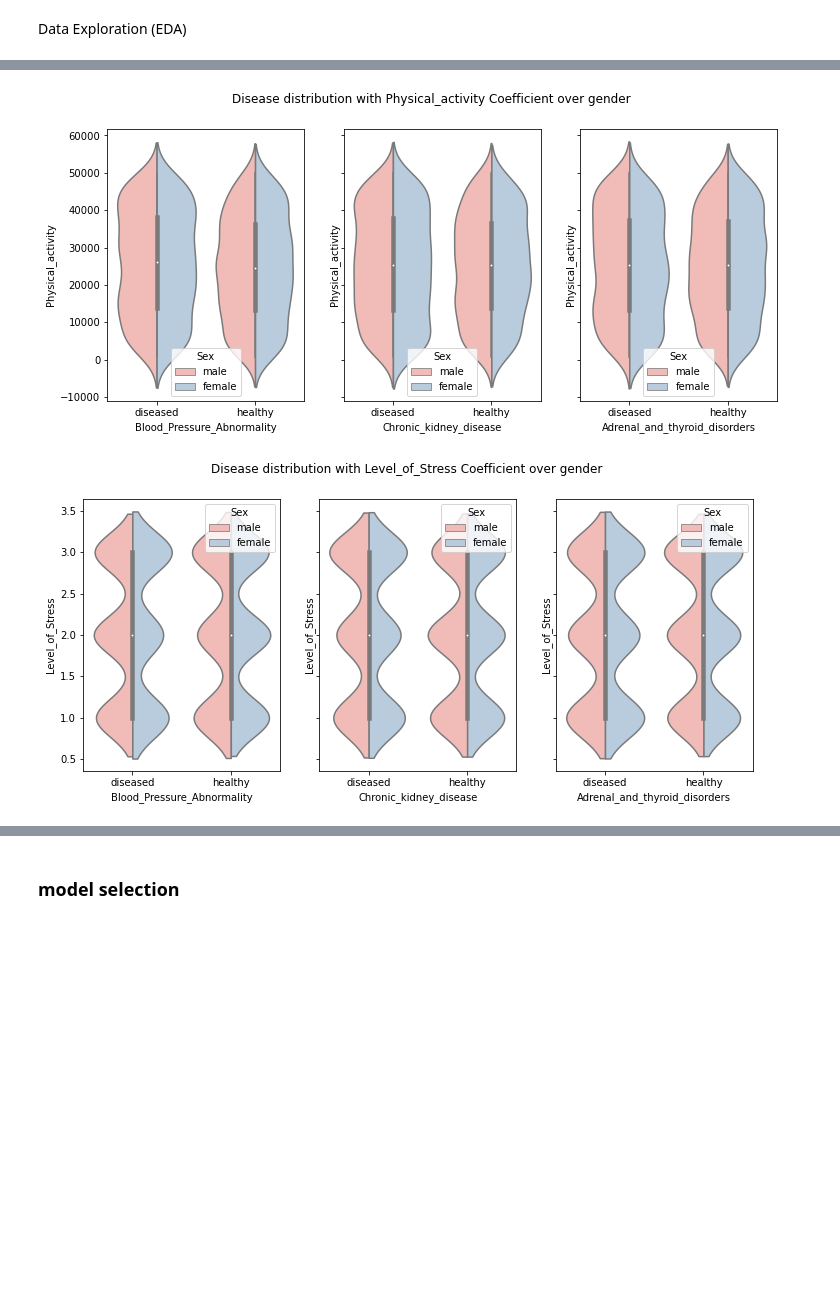
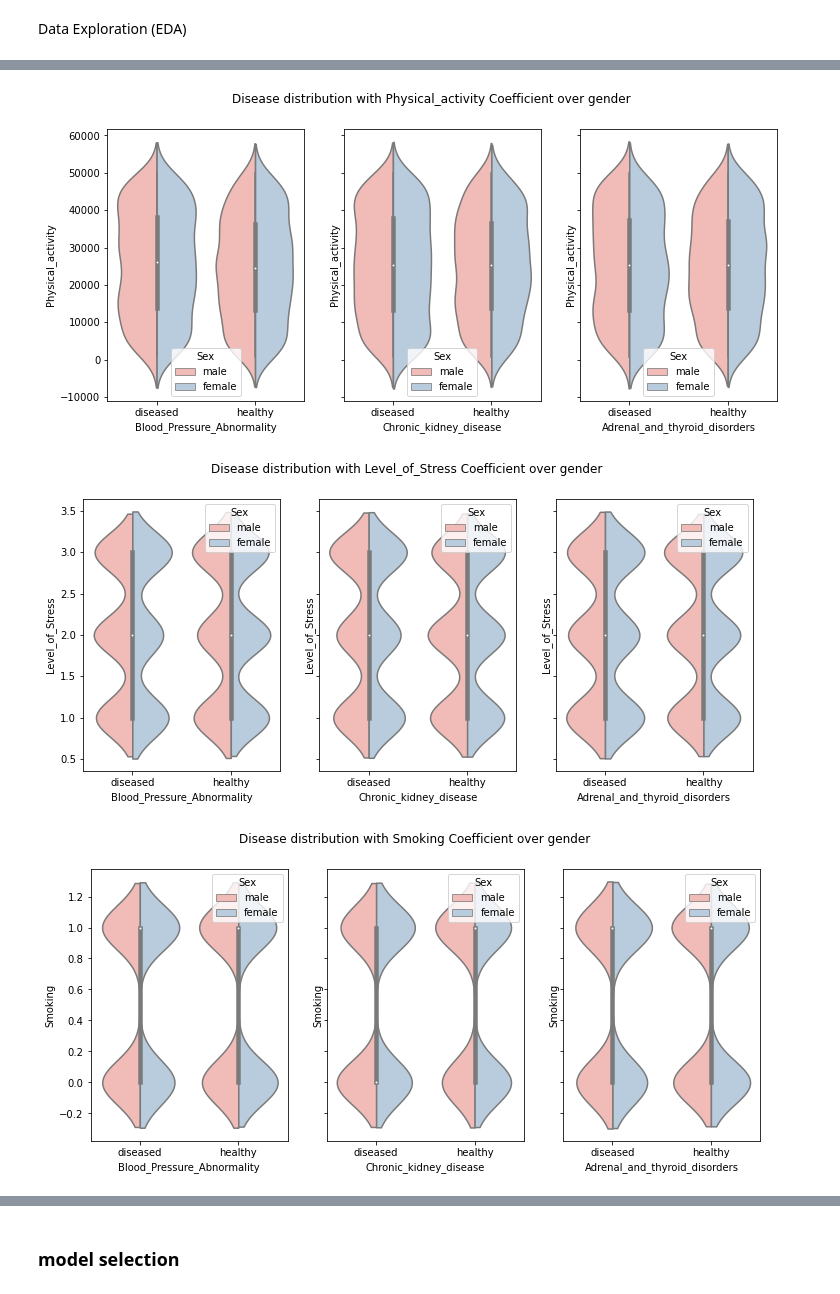
Before and after one commit to DaLuSt/DSLS-DS3-Machine-learning, a Jupyter notebook: Supervised-learning/Supervisedlearning_Assingment_DaanSteur_379943_DSLS.ipynb, the cells around one changed output, grey strips where cells are left out. Drawn from its saved outputs; the diff is of its cells as text; code cells hidden in the pictures; blank space fills up the shorter version.

```diff
--- a/Supervised-learning/Supervisedlearning_Assingment_DaanSteur_379943_DSLS.ipynb
+++ b/Supervised-learning/Supervisedlearning_Assingment_DaanSteur_379943_DSLS.ipynb
@@ -96,51 +77,43 @@ data.head()
 # %% [markdown]
 Data Exploration (EDA)
 # %%
-# overview of data
+# overview statistics of the data
 exploration.data_exploration_csv("data.csv")
 exploration.Categorical_Variables_csv("data.csv")
 
-labels = [["Genetic_Pedigree_Coefficient", "Level_of_Hemoglobin", "BMI", "Age", "salt_content_in_the_diet", "alcohol_consumption_per_day", "Physical_activity", "Level_of_Stress"]]
-
-
+# violin plotting of the data based on healthy and diseased and gender to find components of intrest.
+labels = [["Genetic_Pedigree_Coefficient", "Level_of_Hemoglobin", "BMI", "Age", "salt_content_in_the_diet", "alcohol_consumption_per_day", "Physical_activity", "Level_of_Stress", "Smoking"]]
 for label in labels:
     for i in label:
         exploration.violin_plot(i, data)
-
-# exploration.violin_plot("Genetic_Pedigree_Coefficient", data)
-
-# exploration.violin_plot("Age", data)
-
-# exploration.violin_plot("Level_of_Hemoglobin", data)
-
-# exploration.violin_plot("BMI", data)
 # %% [output]
 A value is trying to be set on a copy of a slice from a DataFrame
 
 See the caveats in the documentation: https://pandas.pydata.org/pandas-docs/stable/user_guide/indexing.html#returning-a-view-versus-a-copy
   df_num.sort_index(axis=1, inplace=True, key=lambda x: x.str.lower())
                              N Obs    N Missing    N Valid    % Complete    N Unique      Mean        SD    Median       MAD    Min       Max    Skewness    Kurtosis  CV
 -------------------------  -------  -----------  ---------  ------------  ----------  --------  --------  --------  --------  -----  --------  ----------  ----------  ----
 Age                           2000            0       2000         100            58     46.56     17.11     46        22.24   18       75           0.02       -1.25  0.37
 alcohol_consumption_per_d     2000          242       1758          87.9         488    251.01    143.65    250       186.81    0      499          -0.01       -1.22
 BMI                           2000            0       2000         100            41     30.08     11.76     30        14.83   10       50          -0.02       -1.18  0.39
 Genetic_Pedigree_Coeffici     2000           92       1908          95.4         101      0.49      0.29      0.49      0.37    0        1           0.02       -1.18
 Level_of_Hemoglobin           2000            0       2000         100           757     11.71      2.19     11.33      2.02    8.1     17.56        0.66       -0.18  0.19
 Level_of_Stress               2000            0       2000         100             3      2.01      0.82      2         1.48    1        3          -0.02       -1.53  0.41
 Physical_activity             2000            0       2000         100          1951  25254.4   14015.4   25353     17633.3   628    49980          -0.01       -1.16  0.55
 Pregnancy                     2000         1558        442          22.1           2      0.45      0.5       0         0       0        1           0.2        -1.97
 salt_content_in_the_diet      2000            0       2000         100          1945  24926.1   14211.7   25046.5   17514      22    49976          -0.02       -1.15  0.57
 Sex                           2000            0       2000         100             2      0.5       0.5       0         0       0        1           0.02       -2
 Smoking                       2000            0       2000         100             2      0.51      0.5       1         0       0        1          -0.04       -2
                              N Obs    N Missing    N Valid    % Complete    N Unique
 -------------------------  -------  -----------  ---------  ------------  ----------
 Blood_Pressure_Abnormalit     2000            0       2000           100           2
 Chronic_kidney_disease        2000            0       2000           100           2
 [figure]
 [figure]
 [figure]
 [figure]
 [figure]
 [figure]
 [figure]
 [figure]
+[figure, added]
```
Also changed, not shown: parts of 14 cells of this notebook.
